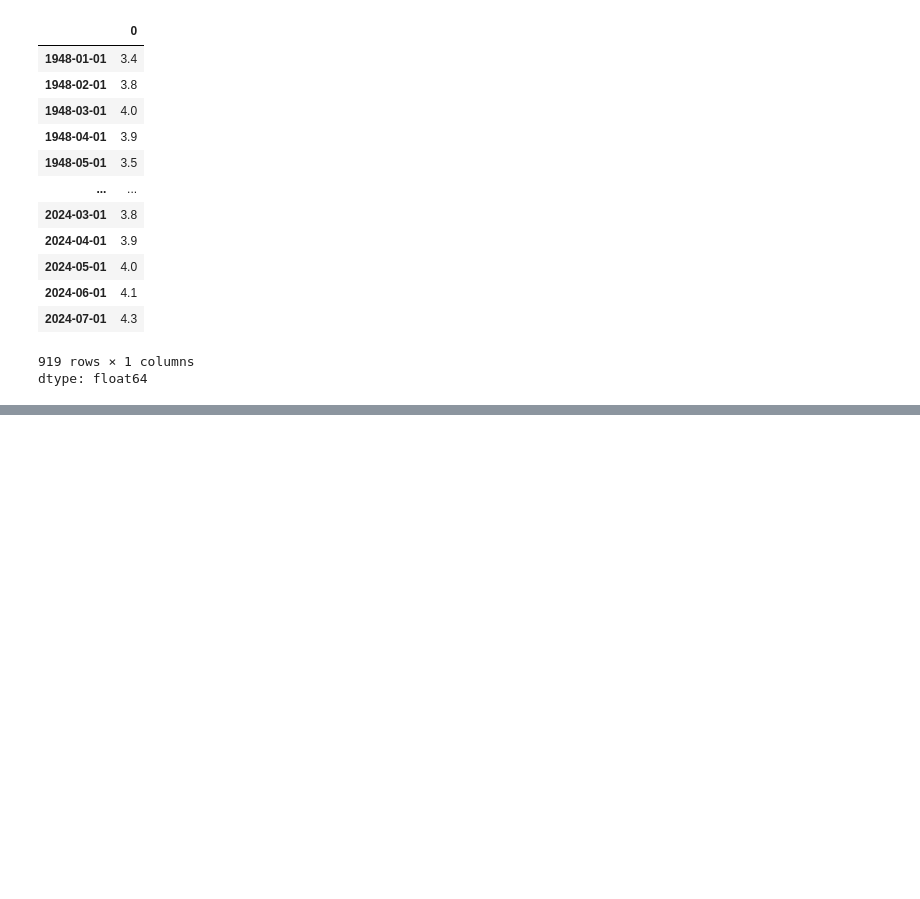
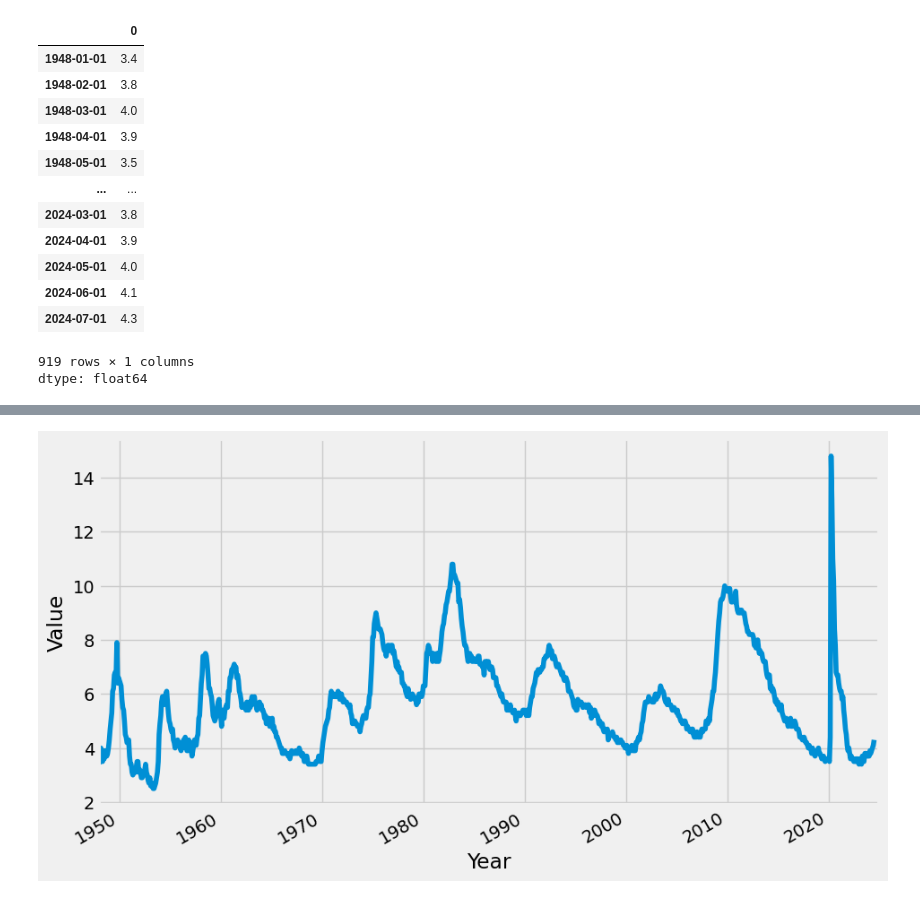
Before and after one commit to nocaptara/Economic_DataCollection-Exploration, a Jupyter notebook: Economic_Data_Collection_and_Analysis.ipynb, the cells around one changed output, grey strips where cells are left out. Drawn from its saved outputs; the diff is of its cells as text; code cells hidden in the pictures; blank space fills up the shorter version.

```diff
--- a/Economic_Data_Collection_and_Analysis.ipynb
+++ b/Economic_Data_Collection_and_Analysis.ipynb
@@ -122,0 +203,10 @@ dtype: float64
+# %%
+plt.figure(figsize=(10, 6))
+plt.plot(unrate.index, unrate.values)
+plt.gcf().autofmt_xdate()  # Auto format the x-axis dates
+plt.xlim(pd.to_datetime(['1948-01-01', '2024-12-31']))  # Ensure x-axis includes up to 2024
+plt.xlabel('Year')
+plt.ylabel('Value')
+plt.show()
+# %% [output]
+[figure, added]
```
Also changed, not shown: parts of 27 cells of this notebook.
